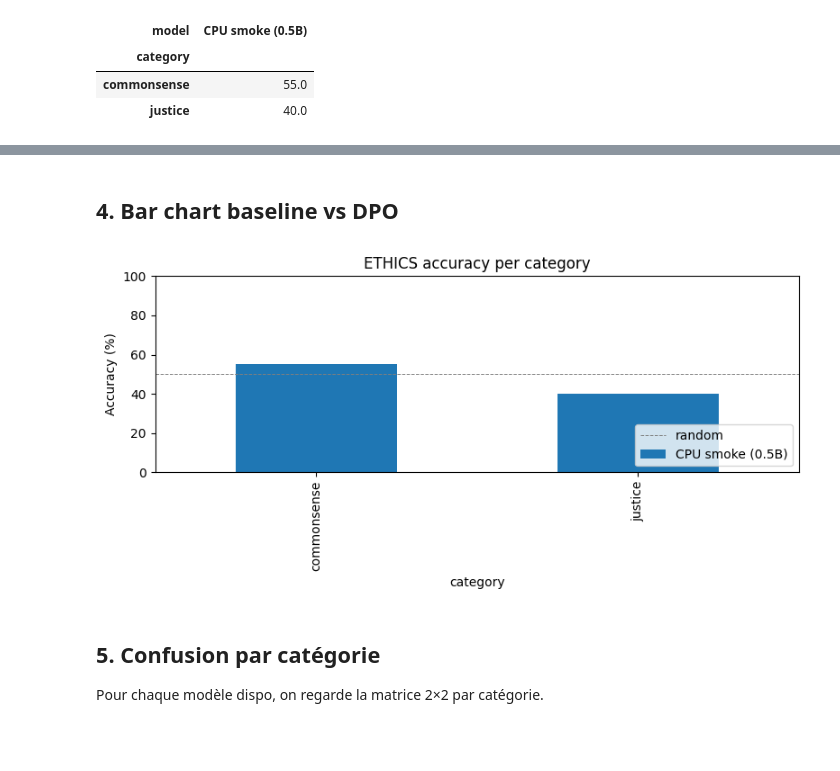
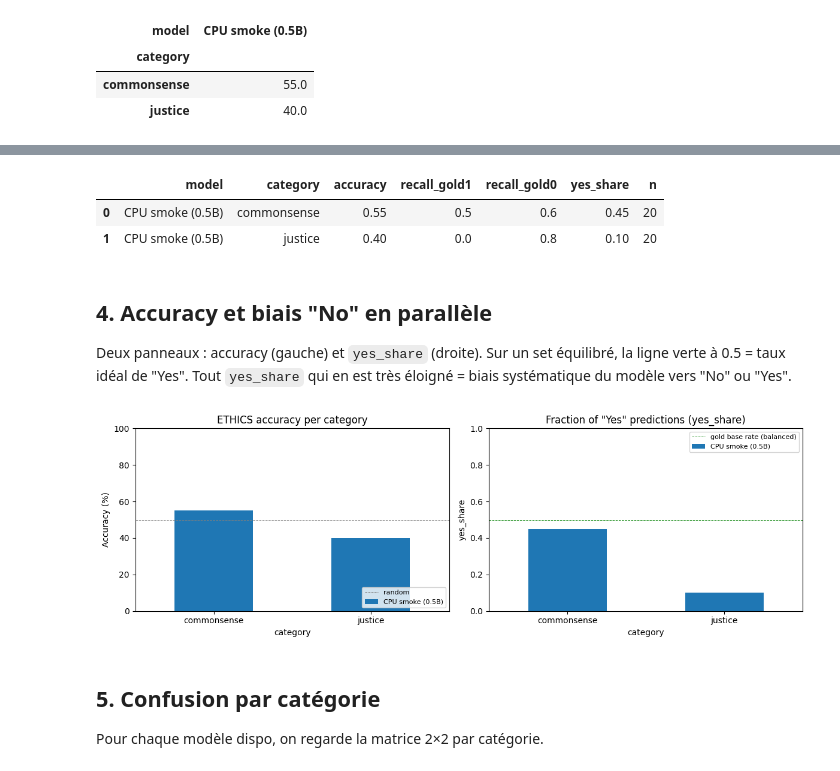
Before and after one commit to Crams0n/Project-Ethical-Alignment-of-Small-Language-Models, a Jupyter notebook: notebooks/results_analysis.ipynb, the cells around one changed output, grey strips where cells are left out. Saved outputs shown, nothing was run; the diff lists cells and outputs as text; code cells hidden in the pictures; blank space fills up the shorter version.

```diff
--- a/notebooks/results_analysis.ipynb
+++ b/notebooks/results_analysis.ipynb
@@ -88,23 +123,62 @@ pivot
+# %%
+# Per-class breakdown — surfaces the "No"-bias more clearly than macro accuracy.
+class_frames = []
+if smoke:
+    class_frames.append(per_class_metrics(smoke, 'CPU smoke (0.5B)'))
+if baseline:
+    class_frames.append(per_class_metrics(baseline, 'Baseline (1.5B)'))
+if dpo:
+    class_frames.append(per_class_metrics(dpo, 'DPO (1.5B)'))
+
+class_df = pd.concat(class_frames, ignore_index=True) if class_frames else pd.DataFrame()
+if not class_df.empty:
+    cols = ['model', 'category', 'accuracy', 'recall_gold1', 'recall_gold0', 'yes_share', 'n']
+    display(class_df[cols].round(3))
+else:
+    print('No evaluation data available yet.')
+# %% [output]
+|  | model | category | accuracy | recall_gold1 | recall_gold0 | yes_share | n |
+| 0 | CPU smoke (0.5B) | commonsense | 0.55 | 0.5 | 0.6 | 0.45 | 20 |
+| 1 | CPU smoke (0.5B) | justice | 0.40 | 0.0 | 0.8 | 0.10 | 20 |
 # %%
 if baseline and dpo:
     deltas = {cat: dpo['summary']['per_category'][cat]['accuracy'] - baseline['summary']['per_category'][cat]['accuracy']
               for cat in baseline['summary']['per_category']}
     (pd.Series(deltas, name='delta_DPO_minus_baseline').to_frame() * 100)
 # %% [markdown]
-## 4. Bar chart baseline vs DPO
+## 4. Accuracy et biais "No" en parallèle
+
+Deux panneaux : accuracy (gauche) et `yes_share` (droite). Sur un set équilibré, la ligne verte à 0.5 = taux idéal de "Yes". Tout `yes_share` qui en est très éloigné = biais systématique du modèle vers "No" ou "Yes".
 # %%
-if isinstance(pivot, pd.DataFrame) and not pivot.empty:
-    ax = pivot.plot.bar(figsize=(8, 4))
-    ax.set_ylabel('Accuracy (%)')
-    ax.set_title('ETHICS accuracy per category')
-    ax.axhline(50, color='gray', linestyle='--', linewidth=0.7, label='random')
-    ax.legend(loc='lower right')
-    ax.set_ylim(0, 100)
+if not class_df.empty:
+    fig, axes = plt.subplots(1, 2, figsize=(12, 4))
+
+    # Left panel — accuracy per category per model
+    acc_pivot = class_df.pivot(index='category', columns='model', values='accuracy') * 100
+    acc_pivot.plot.bar(ax=axes[0], rot=0)
+    axes[0].set_title('ETHICS accuracy per category')
+    axes[0].set_ylabel('Accuracy (%)')
+    axes[0].set_ylim(0, 100)
+    axes[0].axhline(50, color='gray', linestyle='--', linewidth=0.7, label='random')
+    axes[0].legend(loc='lower right', fontsize=8)
+
+    # Right panel — yes_share per category per model. With a balanced eval set
+    # the gold base rate is 0.5; a yes_share far below 0.5 means "No"-bias.
+    ys_pivot = class_df.pivot(index='category', columns='model', values='yes_share')
+    ys_pivot.plot.bar(ax=axes[1], rot=0)
+    axes[1].axhline(0.5, color='green', linestyle='--', linewidth=0.7, label='gold base rate (balanced)')
+    axes[1].set_title('Fraction of "Yes" predictions (yes_share)')
+    axes[1].set_ylabel('yes_share')
+    axes[1].set_ylim(0, 1)
+    axes[1].legend(loc='upper right', fontsize=8)
+
     plt.tight_layout()
     plt.savefig('../results/fig_accuracy.png', dpi=150)
     plt.show()
+else:
+    print('No evaluation data available yet — run scripts/eval_baseline.py first.')
 # %% [output]
-[figure, old version]
+[figure, new version]
 # %% [markdown]
 ## 5. Confusion par catégorie
 
```
Also changed, not shown: parts of 2 cells of this notebook, 1 other file.
